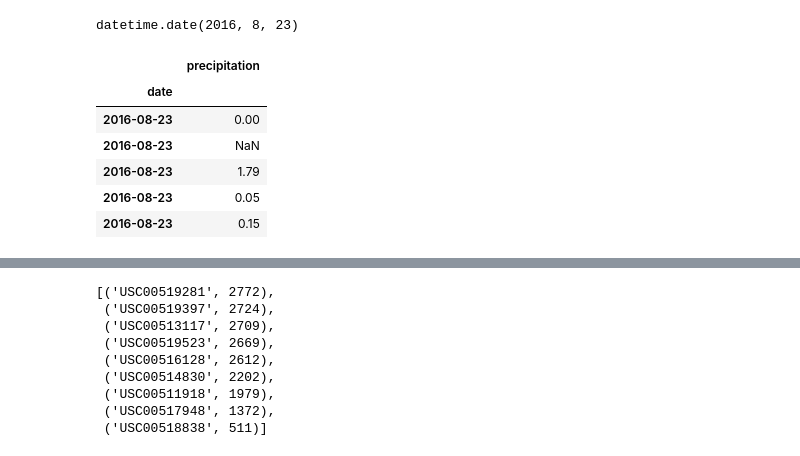
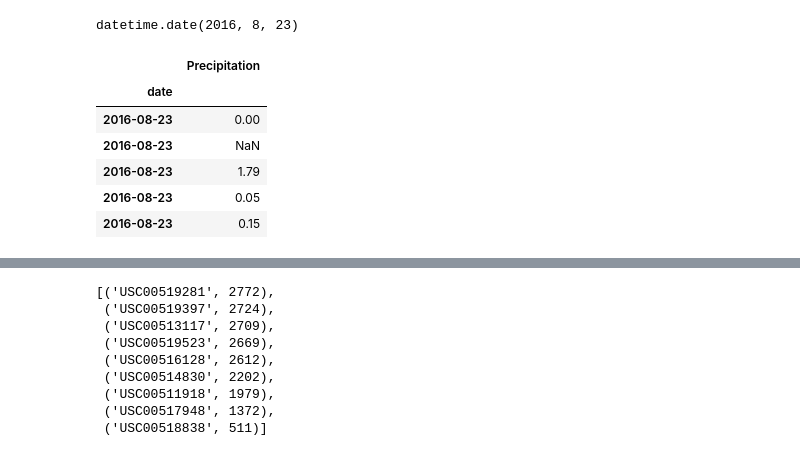
Before and after one commit to ZGrinacoff/Advanced-Data-Storage-and-Retrieval-Surfs-Up, a Jupyter notebook: climate_analysis.ipynb, the cells around one changed output, grey strips where cells are left out. Drawn from its saved outputs; the diff is of its cells as text; code cells hidden in the pictures.

```diff
--- a/climate_analysis.ipynb
+++ b/climate_analysis.ipynb
@@ -85,15 +85,15 @@ precipitations = session.query(Measurement.date, Measurement.prcp).filter(Measur
 # precipitations
 # %%
 # Save the query results as a Pandas DataFrame and set the index to the date column
-df_precipitation = pd.DataFrame(precipitations, columns=['date', 'precipitation'])
+df_precipitation = pd.DataFrame(precipitations, columns=['date', 'Precipitation'])
 # df_precipitation
 
 # Dataframe sorted by date, set index to date.
 df_precipitation = df_precipitation.sort_values(by = 'date')
 df_precipitation.set_index('date', inplace=True)
 df_precipitation.head()
 # %% [output]
-|  | precipitation |
+|  | Precipitation |
 | date |  |
 | 2016-08-23 | 0.00 |
 | 2016-08-23 | NaN |
```
Also changed, not shown: parts of 6 cells of this notebook.
